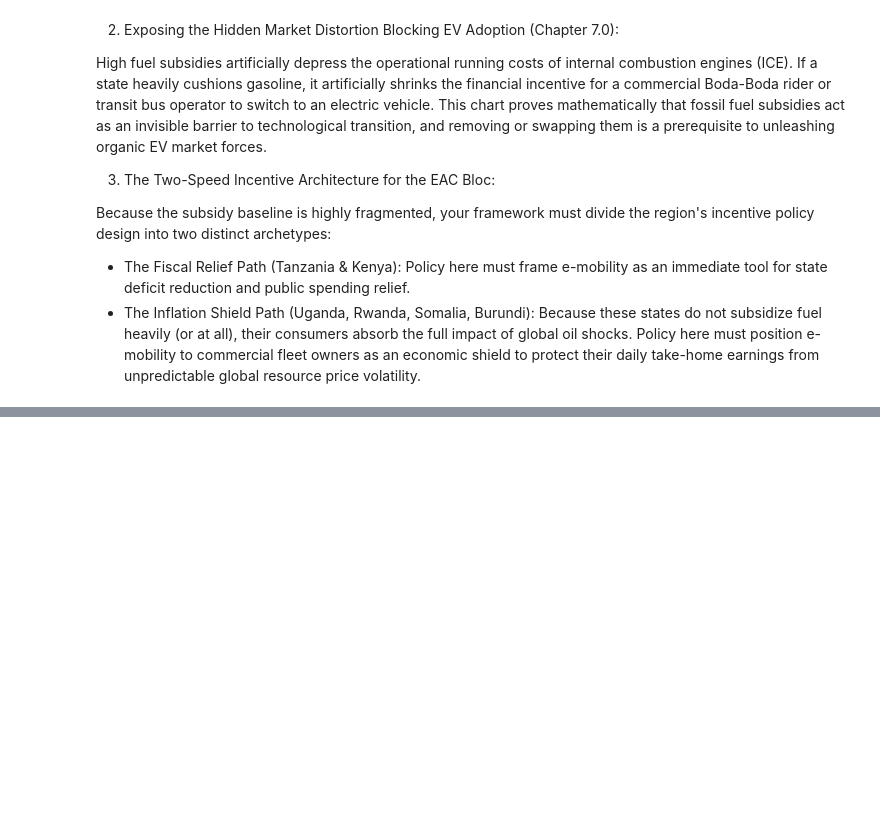
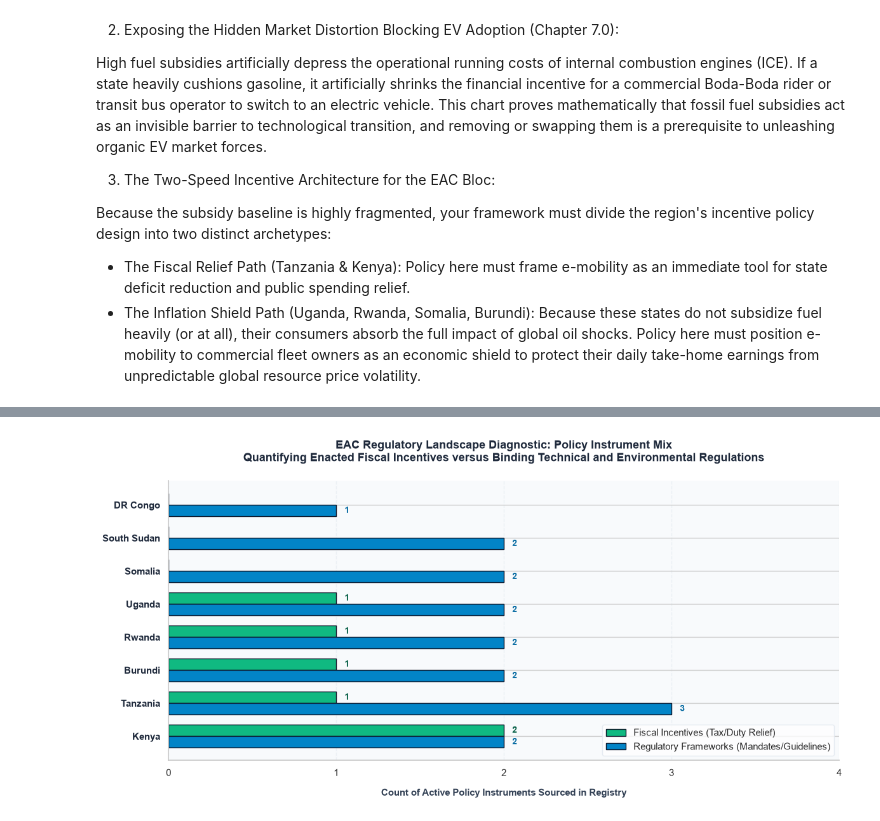
Before and after one commit to kennethnyangweso/EAC-UNEP-E-Mobility-Analytics-Forecasting, a Jupyter notebook: Notebooks/diagnosis analysis main notebook.ipynb, the cells around one changed output, grey strips where cells are left out. Cells and saved outputs as stored; diff of their text form; code cells hidden in the pictures; blank space fills up the shorter version.

Commit message:
analysis for policy, tariffs and regulaory hurdles and grid assessment

```diff
--- a/Notebooks/diagnosis analysis main notebook.ipynb
+++ b/Notebooks/diagnosis analysis main notebook.ipynb
@@ -1462,0 +1500,3 @@ Because the subsidy baseline is highly fragmented, your framework must divide th
+# %%
+conn = sqlite3.connect('emobility_cleaned.db')  # reopen
+policy = pd.read_sql("SELECT * FROM policy_inventory", conn)
@@ -1462,0 +1597,76 @@ Because the subsidy baseline is highly fragmented, your framework must divide th
+# %%
+import matplotlib.pyplot as plt
+import seaborn as sns
+import pandas as pd
+import numpy as np
+
+# 1. Generate a clean cross-tabulation count from your active variable 'policy'
+policy_counts = pd.crosstab(
+    index=policy['country_iso'],
+    columns=policy['instrument_type']
+).reset_index()
+
+# Handle missing column keys gracefully if a type isn't present in the slice
+for col in ['fiscal', 'regulatory']:
+    if col not in policy_counts.columns:
+        policy_counts[col] = 0
+
+# Sort by total volume of policy structures to align with your core economic zones
+policy_counts['Total_Instruments'] = policy_counts['fiscal'] + policy_counts['regulatory']
+policy_counts = policy_counts.sort_values(by='Total_Instruments', ascending=False)
+
+# 2. Canvas initialization and professional design
+fig, ax = plt.subplots(figsize=(12, 6), dpi=100)
+ax.set_facecolor('#F8FAFC')
+
+y_indices = np.arange(len(policy_counts))
+bar_height = 0.35
+
+# 3. Plot side-by-side grouped horizontal bars
+bars_fiscal = ax.barh(y_indices + bar_height/2, policy_counts['fiscal'], bar_height,
+                       label='Fiscal Incentives (Tax/Duty Relief)', color='#10B981', edgecolor='#0F172A', linewidth=1)
+
+bars_reg = ax.barh(y_indices - bar_height/2, policy_counts['regulatory'], bar_height,
+                    label='Regulatory Frameworks (Mandates/Guidelines)', color='#0284C7', edgecolor='#0F172A', linewidth=1)
+
+# 4. Add smart integer counts onto the tips of the bars for non-tech clarity
+for bar in bars_fiscal:
+    width = bar.get_width()
+    if width > 0:
+        ax.text(width + 0.05, bar.get_y() + bar.get_height()/2, f"{int(width)}",
+                va='center', ha='left', color='#065F46', weight='bold', size=10)
+
+for bar in bars_reg:
+    width = bar.get_width()
+    if width > 0:
+        ax.text(width + 0.05, bar.get_y() + bar.get_height()/2, f"{int(width)}",
+                va='center', ha='left', color='#0369A1', weight='bold', size=10)
+
+# 5. Clean up layout, labels, and borders
+ax.set_title('EAC Regulatory Landscape Diagnostic: Policy Instrument Mix\nQuantifying Enacted Fiscal Incentives versus Binding Technical and Environmental Regulations',
+             fontsize=13, pad=22, weight='bold', color='#1E293B')
+ax.set_xlabel('Count of Active Policy Instruments Sourced in Registry', fontsize=11, labelpad=12, weight='semibold', color='#334155')
+ax.set_yticks(y_indices)
+
+# FIX: Map the ISO codes to actual country names cleanly for a non-tech audience
+iso_to_name = {
+    'KE': 'Kenya', 'TZ': 'Tanzania', 'UG': 'Uganda', 'RW': 'Rwanda',
+    'BI': 'Burundi', 'SS': 'South Sudan', 'SO': 'Somalia', 'CD': 'DR Congo'
+}
+full_country_names = [iso_to_name.get(iso, iso) for iso in policy_counts['country_iso']]
+ax.set_yticklabels(full_country_names, fontsize=11, weight='bold', color='#1E293B')
+
+# Force clean integer bounds for a non-technical audience
+max_val = max(policy_counts['fiscal'].max(), policy_counts['regulatory'].max())
+ax.set_xlim(0, max_val + 1)
+ax.xaxis.get_major_locator().set_params(integer=True)
+
+for spine in ['top', 'right']:
+    ax.spines[spine].set_visible(False)
+ax.grid(axis='x', linestyle='--', color='#E2E8F0', alpha=0.5, zorder=1)
+ax.legend(loc='lower right', frameon=True, facecolor='white', edgecolor='#E2E8F0')
+
+plt.tight_layout()
+plt.show()
+# %% [output]
+[figure, added]
```
Also changed, not shown: parts of 61 cells of this notebook, 9 other files.
